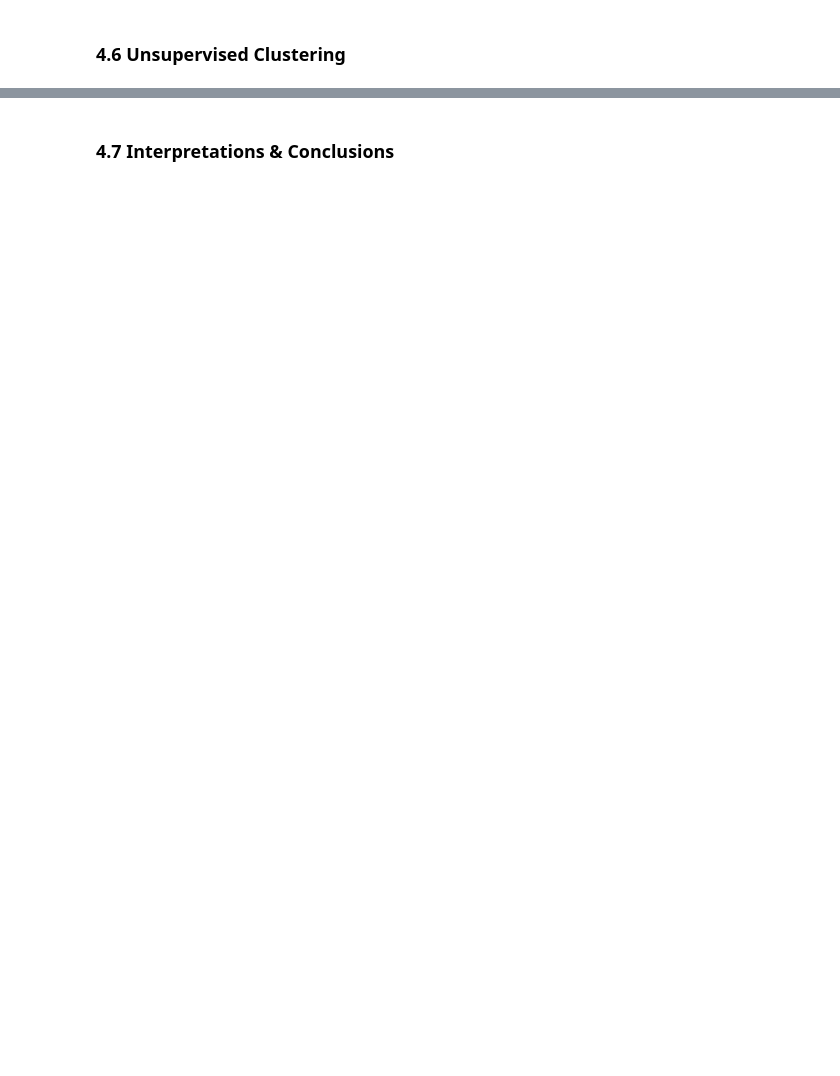
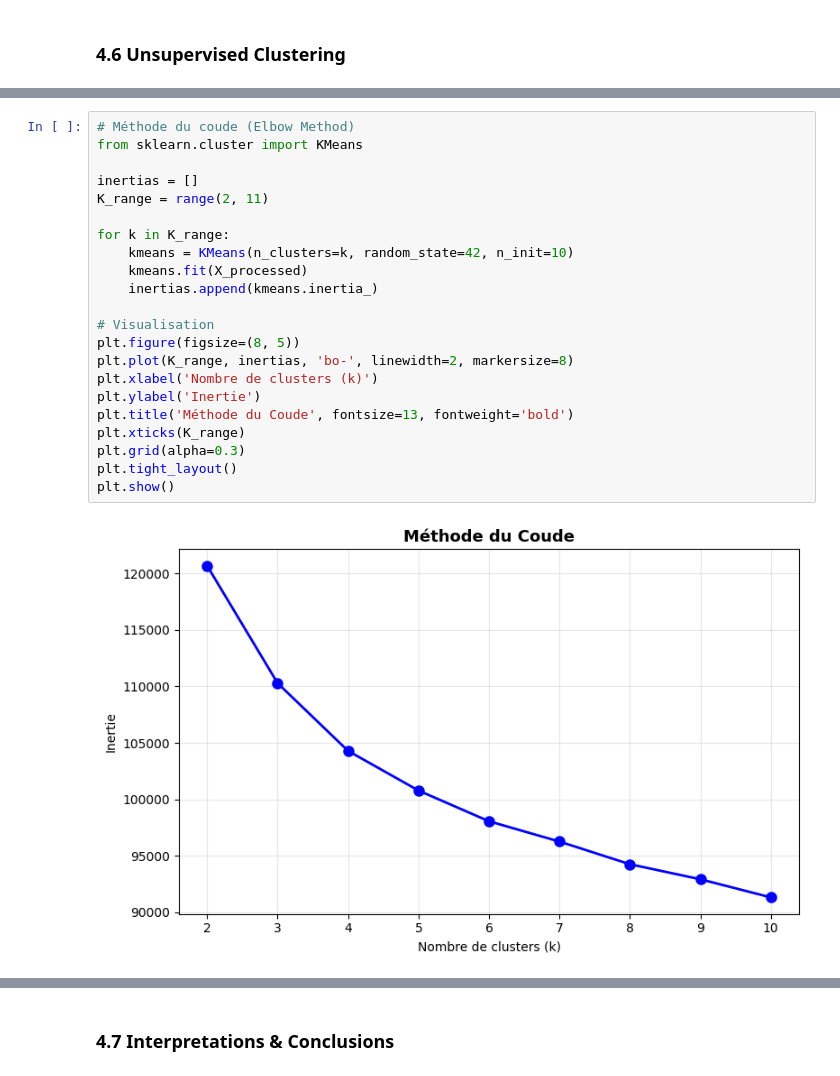
Before and after one commit to Angry-Jay/ML_TheHiredHand, a Jupyter notebook: ml-the-hired-hand.ipynb, the cells around one changed output, grey strips where cells are left out. Saved outputs shown, nothing was run; the diff lists cells and outputs as text; blank space fills up the shorter version.

```diff
--- a/ml-the-hired-hand.ipynb
+++ b/ml-the-hired-hand.ipynb
@@ -677,0 +1022,24 @@ The numerical feature correlation analysis reveals **minimal linear relationship
+# %%
+# Méthode du coude (Elbow Method)
+from sklearn.cluster import KMeans
+
+inertias = []
+K_range = range(2, 11)
+
+for k in K_range:
+    kmeans = KMeans(n_clusters=k, random_state=42, n_init=10)
+    kmeans.fit(X_processed)
+    inertias.append(kmeans.inertia_)
+
+# Visualisation
+plt.figure(figsize=(8, 5))
+plt.plot(K_range, inertias, 'bo-', linewidth=2, markersize=8)
+plt.xlabel('Nombre de clusters (k)')
+plt.ylabel('Inertie')
+plt.title('Méthode du Coude', fontsize=13, fontweight='bold')
+plt.xticks(K_range)
+plt.grid(alpha=0.3)
+plt.tight_layout()
+plt.show()
+# %% [output]
+[figure, added]
```
Also changed, not shown: parts of 29 cells of this notebook.
